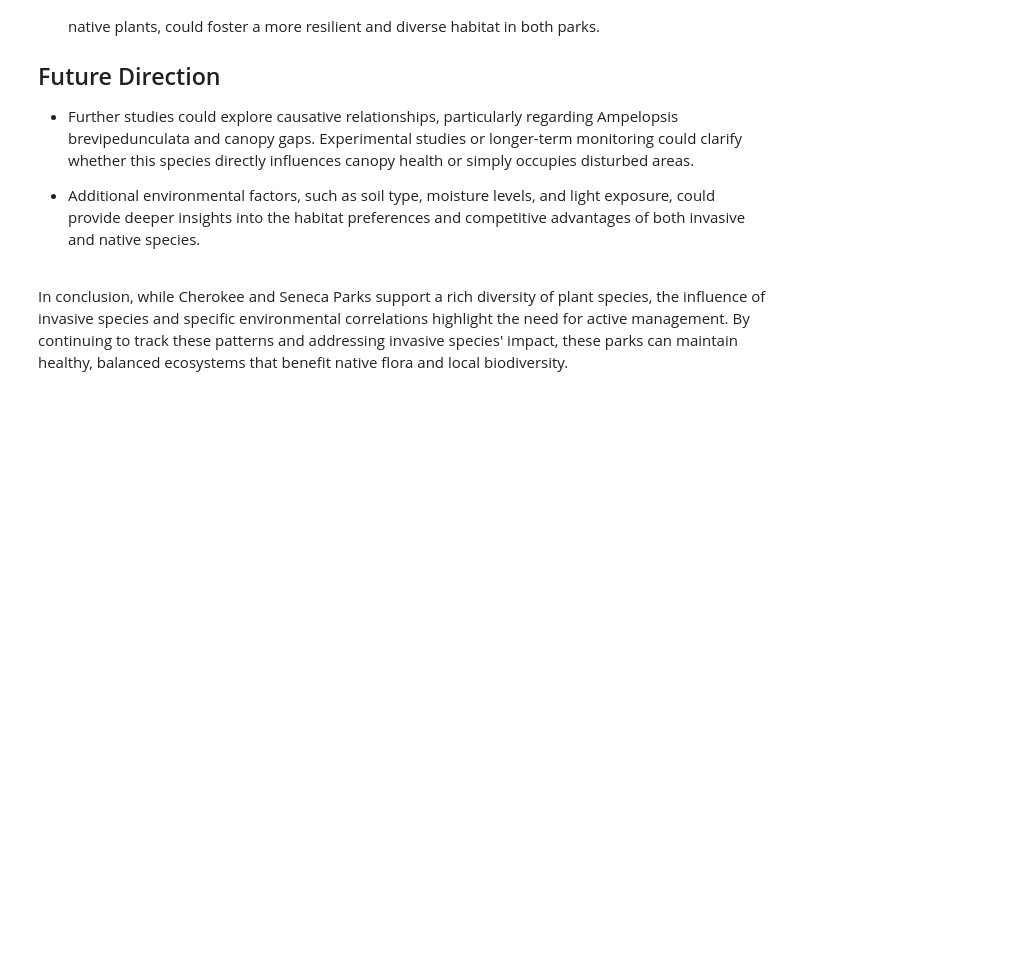
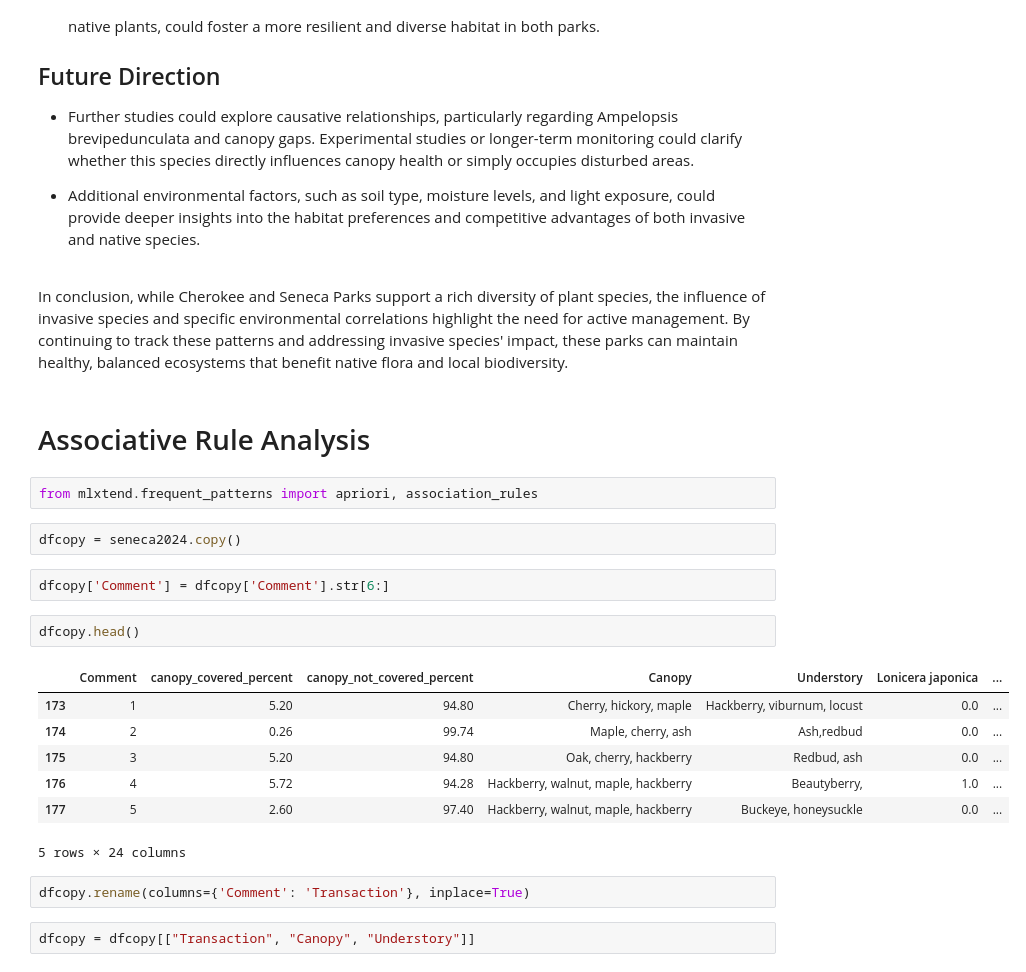
Before and after one commit to zaccowan/Cherokee_Seneca_EDA, a Jupyter notebook: Cherokee_Seneca_2022_2024_EDA.ipynb, the cells around one changed output. Drawn from its saved outputs; the diff is of its cells as text; blank space fills up the shorter version.

Commit message:
Started associative rule learning on understory and canopy

```diff
--- a/Cherokee_Seneca_2022_2024_EDA.ipynb
+++ b/Cherokee_Seneca_2022_2024_EDA.ipynb
@@ -519,3 +519,25 @@ This analysis provides insights into the distribution and interactions of variou
 <br>
 
 In conclusion, while Cherokee and Seneca Parks support a rich diversity of plant species, the influence of invasive species and specific environmental correlations highlight the need for active management. By continuing to track these patterns and addressing invasive species' impact, these parks can maintain healthy, balanced ecosystems that benefit native flora and local biodiversity.
+# %% [markdown]
+# Associative Rule Analysis
+# %%
+from mlxtend.frequent_patterns import apriori, association_rules
+# %%
+dfcopy = seneca2024.copy()
+# %%
+dfcopy['Comment'] = dfcopy['Comment'].str[6:]
+# %%
+dfcopy.head()
+# %% [output]
+|  | Comment | canopy_covered_percent | canopy_not_covered_percent | Canopy | Understory | Lonicera japonica | ... |
+| 173 | 1 | 5.20 | 94.80 | Cherry, hickory, maple | Hackberry, viburnum, locust | 0.0 | ... |
+| 174 | 2 | 0.26 | 99.74 | Maple, cherry, ash | Ash,redbud | 0.0 | ... |
+| 175 | 3 | 5.20 | 94.80 | Oak, cherry, hackberry | Redbud, ash | 0.0 | ... |
+| 176 | 4 | 5.72 | 94.28 | Hackberry, walnut, maple, hackberry | Beautyberry, | 1.0 | ... |
+| 177 | 5 | 2.60 | 97.40 | Hackberry, walnut, maple, hackberry | Buckeye, honeysuckle | 0.0 | ... |
+5 rows × 24 columns
+# %%
+dfcopy.rename(columns={'Comment': 'Transaction'}, inplace=True)
+# %%
+dfcopy = dfcopy[["Transaction", "Canopy", "Understory"]]
```
Also changed, not shown: parts of 6 cells of this notebook.
